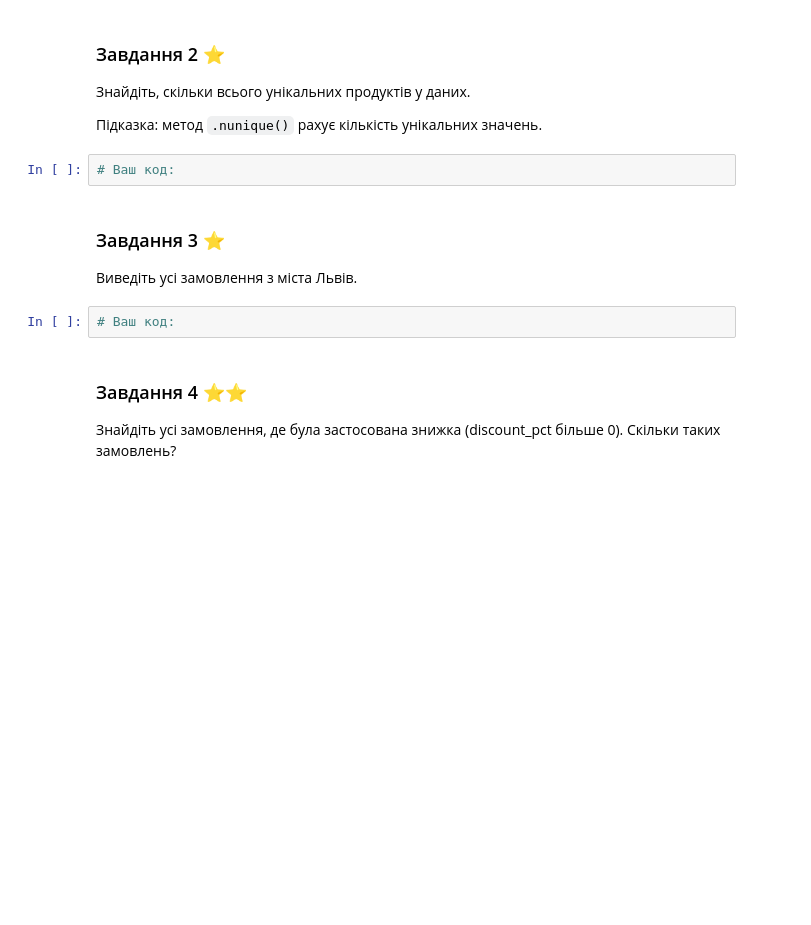
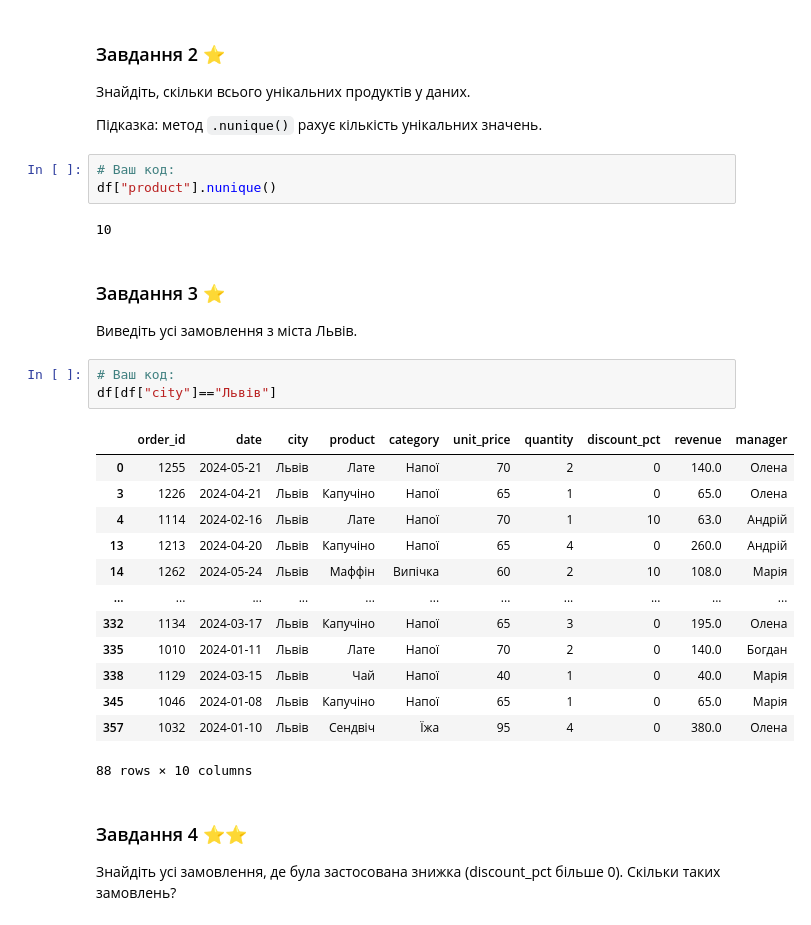
Before and after one commit to volodymyr-holovan/DTA2026, a Jupyter notebook: classwork/pandas_lecture.ipynb, the cells around one changed output. Drawn from its saved outputs; the diff is of its cells as text; blank space fills up the shorter version.

```diff
--- a/classwork/pandas_lecture.ipynb
+++ b/classwork/pandas_lecture.ipynb
@@ -500,11 +511,29 @@ Name: revenue, dtype: float64
 Підказка: метод `.nunique()` рахує кількість унікальних значень.
 # %%
 # Ваш код:
+df["product"].nunique()
+# %% [output]
+10
 # %% [markdown]
 ### Завдання 3 ⭐
 Виведіть усі замовлення з міста Львів.
 # %%
 # Ваш код:
+df[df["city"]=="Львів"]
+# %% [output]
+|  | order_id | date | city | product | category | unit_price | quantity | discount_pct | revenue | manager |
+| 0 | 1255 | 2024-05-21 | Львів | Лате | Напої | 70 | 2 | 0 | 140.0 | Олена |
+| 3 | 1226 | 2024-04-21 | Львів | Капучіно | Напої | 65 | 1 | 0 | 65.0 | Олена |
+| 4 | 1114 | 2024-02-16 | Львів | Лате | Напої | 70 | 1 | 10 | 63.0 | Андрій |
+| 13 | 1213 | 2024-04-20 | Львів | Капучіно | Напої | 65 | 4 | 0 | 260.0 | Андрій |
+| 14 | 1262 | 2024-05-24 | Львів | Маффін | Випічка | 60 | 2 | 10 | 108.0 | Марія |
+| ... | ... | ... | ... | ... | ... | ... | ... | ... | ... | ... |
+| 332 | 1134 | 2024-03-17 | Львів | Капучіно | Напої | 65 | 3 | 0 | 195.0 | Олена |
+| 335 | 1010 | 2024-01-11 | Львів | Лате | Напої | 70 | 2 | 0 | 140.0 | Богдан |
+| 338 | 1129 | 2024-03-15 | Львів | Чай | Напої | 40 | 1 | 0 | 40.0 | Марія |
+| 345 | 1046 | 2024-01-08 | Львів | Капучіно | Напої | 65 | 1 | 0 | 65.0 | Марія |
+| 357 | 1032 | 2024-01-10 | Львів | Сендвіч | Їжа | 95 | 4 | 0 | 380.0 | Олена |
+88 rows × 10 columns
 # %% [markdown]
 ### Завдання 4 ⭐⭐
 Знайдіть усі замовлення, де була застосована знижка (discount_pct більше 0).
```
Also changed, not shown: parts of 8 cells of this notebook.
